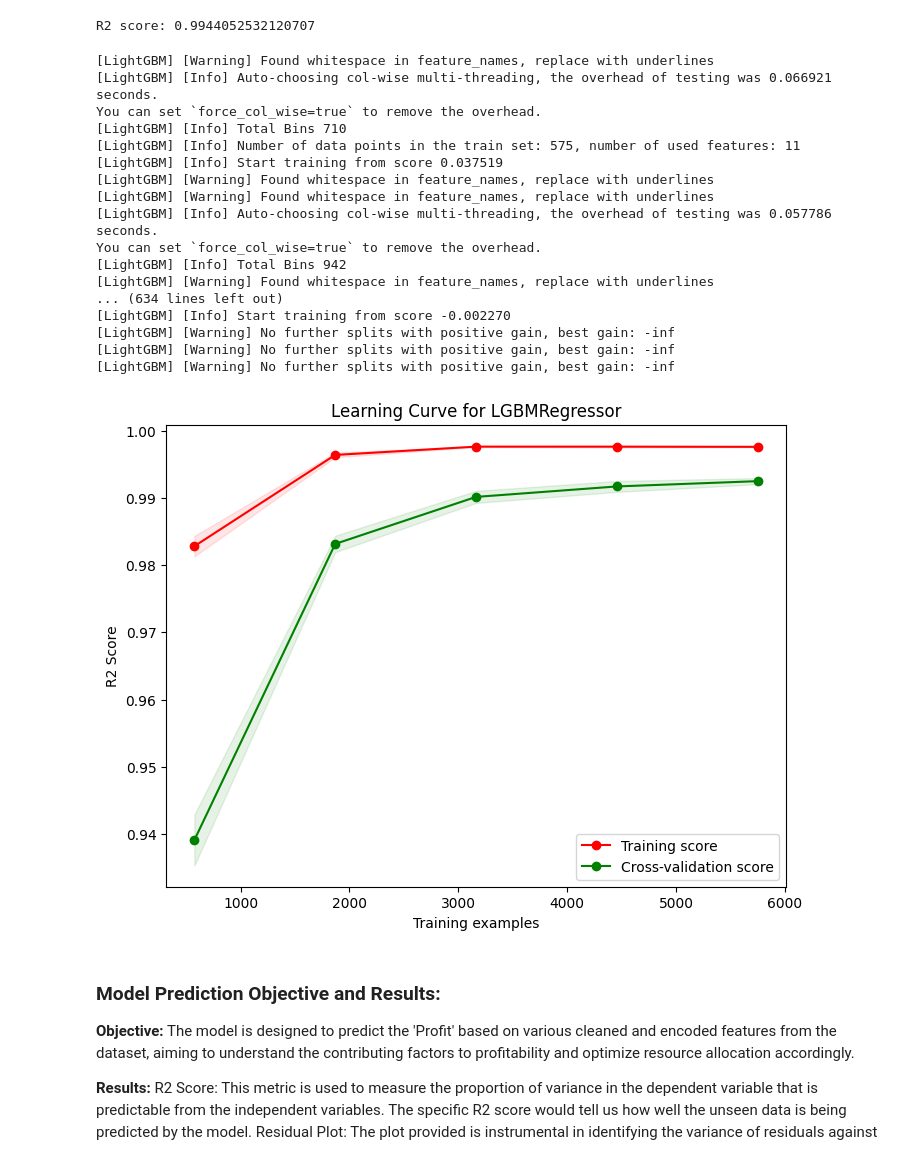
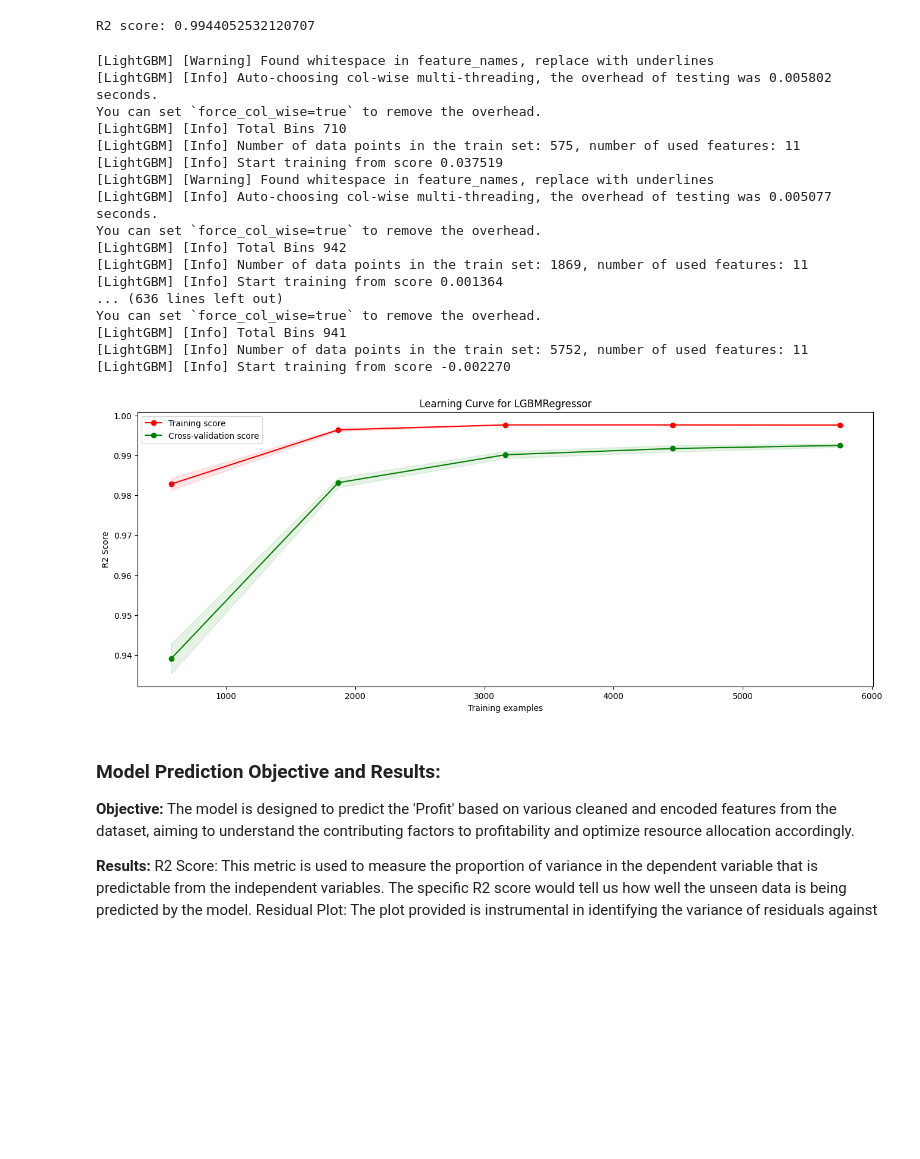
Before and after one commit to NataliaMikh/supply-chain-analysis, a Jupyter notebook: main.ipynb, the cells around one changed output. Saved outputs shown, nothing was run; the diff lists cells and outputs as text; code cells hidden in the pictures; blank space fills up the shorter version.

```diff
--- a/main.ipynb
+++ b/main.ipynb
@@ -586,43 +586,43 @@ train_sizes, train_scores, test_scores = learning_curve(
 
 train_scores_mean = np.mean(train_scores, axis=1)
 train_scores_std = np.std(train_scores, axis=1)
 test_scores_mean = np.mean(test_scores, axis=1)
 test_scores_std = np.std(test_scores, axis=1)
 
-plt.figure(figsize=(8, 6))
+plt.figure(figsize=(16, 6))
 plt.fill_between(train_sizes, train_scores_mean - train_scores_std,
                  train_scores_mean + train_scores_std, alpha=0.1,
                  color="r")
 plt.fill_between(train_sizes, test_scores_mean - test_scores_std,
                  test_scores_mean + test_scores_std, alpha=0.1, color="g")
 plt.plot(train_sizes, train_scores_mean, 'o-', color="r",
          label="Training score")
 plt.plot(train_sizes, test_scores_mean, 'o-', color="g",
          label="Cross-validation score")
 plt.xlabel("Training examples")
 plt.ylabel("R2 Score")
 plt.legend(loc="best")
 plt.title("Learning Curve for LGBMRegressor")
 plt.show()
 # %% [output]
 [LightGBM] [Warning] Found whitespace in feature_names, replace with underlines
-[LightGBM] [Info] Auto-choosing col-wise multi-threading, the overhead of testing was 0.066921 seconds.
+[LightGBM] [Info] Auto-choosing col-wise multi-threading, the overhead of testing was 0.005802 seconds.
 You can set `force_col_wise=true` to remove the overhead.
 [LightGBM] [Info] Total Bins 710
 [LightGBM] [Info] Number of data points in the train set: 575, number of used features: 11
 [LightGBM] [Info] Start training from score 0.037519
 [LightGBM] [Warning] Found whitespace in feature_names, replace with underlines
-[LightGBM] [Warning] Found whitespace in feature_names, replace with underlines
-[LightGBM] [Info] Auto-choosing col-wise multi-threading, the overhead of testing was 0.057786 seconds.
+[LightGBM] [Info] Auto-choosing col-wise multi-threading, the overhead of testing was 0.005077 seconds.
 You can set `force_col_wise=true` to remove the overhead.
 [LightGBM] [Info] Total Bins 942
-[LightGBM] [Warning] Found whitespace in feature_names, replace with underlines
-... (634 lines left out)
+[LightGBM] [Info] Number of data points in the train set: 1869, number of used features: 11
+[LightGBM] [Info] Start training from score 0.001364
+... (636 lines left out)
+You can set `force_col_wise=true` to remove the overhead.
+[LightGBM] [Info] Total Bins 941
+[LightGBM] [Info] Number of data points in the train set: 5752, number of used features: 11
 [LightGBM] [Info] Start training from score -0.002270
-[LightGBM] [Warning] No further splits with positive gain, best gain: -inf
-[LightGBM] [Warning] No further splits with positive gain, best gain: -inf
-[LightGBM] [Warning] No further splits with positive gain, best gain: -inf
-[figure, old version]
+[figure, new version]
 # %% [markdown]
 ### Model Prediction Objective and Results:
 
```
Also changed, not shown: parts of 5 cells of this notebook, 5 other files.
